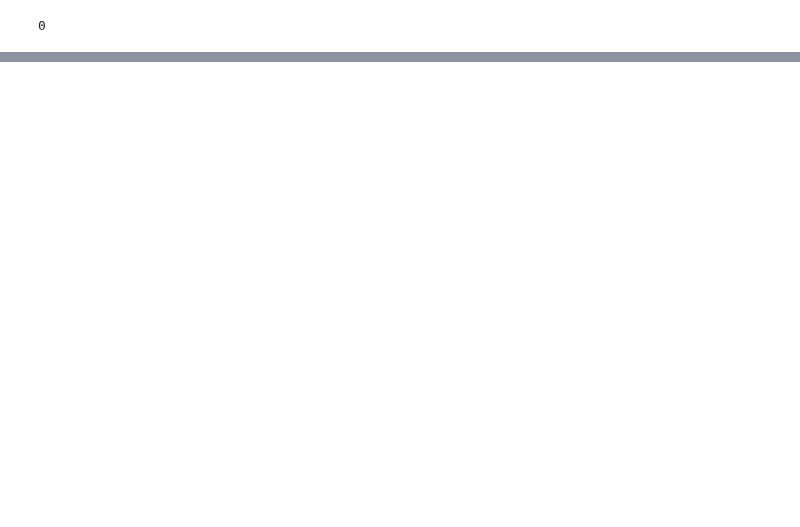
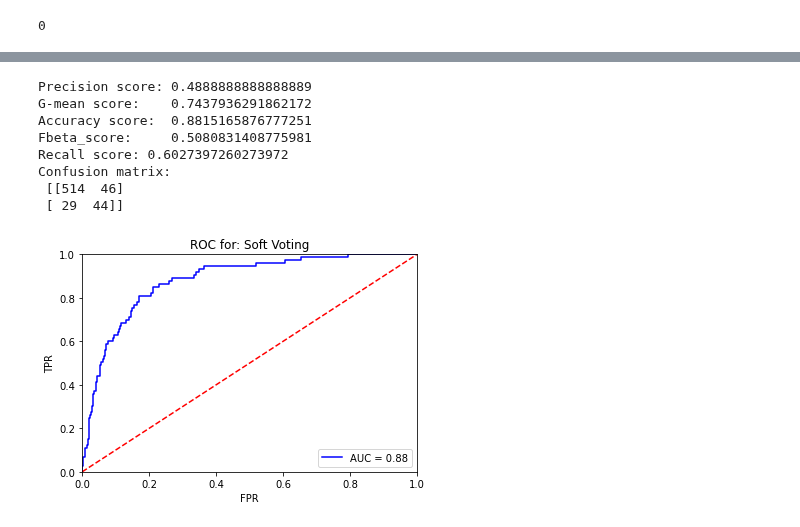
Before and after one commit to AristocratesJ/Bank-Marketing-Classification-Task, a Jupyter notebook: model_and_hyperparameters.ipynb, the cells around one changed output, grey strips where cells are left out. Saved outputs shown, nothing was run; the diff lists cells and outputs as text; code cells hidden in the pictures; blank space fills up the shorter version.

```diff
--- a/model_and_hyperparameters.ipynb
+++ b/model_and_hyperparameters.ipynb
@@ -1098,0 +1148,15 @@ os.system('jupyter nbconvert --to html model_and_hyperparameters.ipynb')
+# %%
+level0 = [("fbeta", XGBClassifier(**dict_xgboost_fbeta)), ("gmean", XGBClassifier(**dict_xgboost_gmean))]
+pipe = get_my_pipe_with_model(VotingClassifier(estimators=level0, voting="soft"))
+base_test_model(pipe, X_train, X_test, y_train, y_test)
+plot_roc_curve(pipe, "Soft Voting", X_test, y_test)
+# %% [output]
+Precision score: 0.4888888888888889
+G-mean score:    0.7437936291862172
+Accuracy score:  0.8815165876777251
+Fbeta_score:     0.5080831408775981
+Recall score: 0.6027397260273972
+Confusion matrix:
+ [[514  46]
+ [ 29  44]]
+[figure, added]
```
Also changed, not shown: parts of 5 cells of this notebook.
